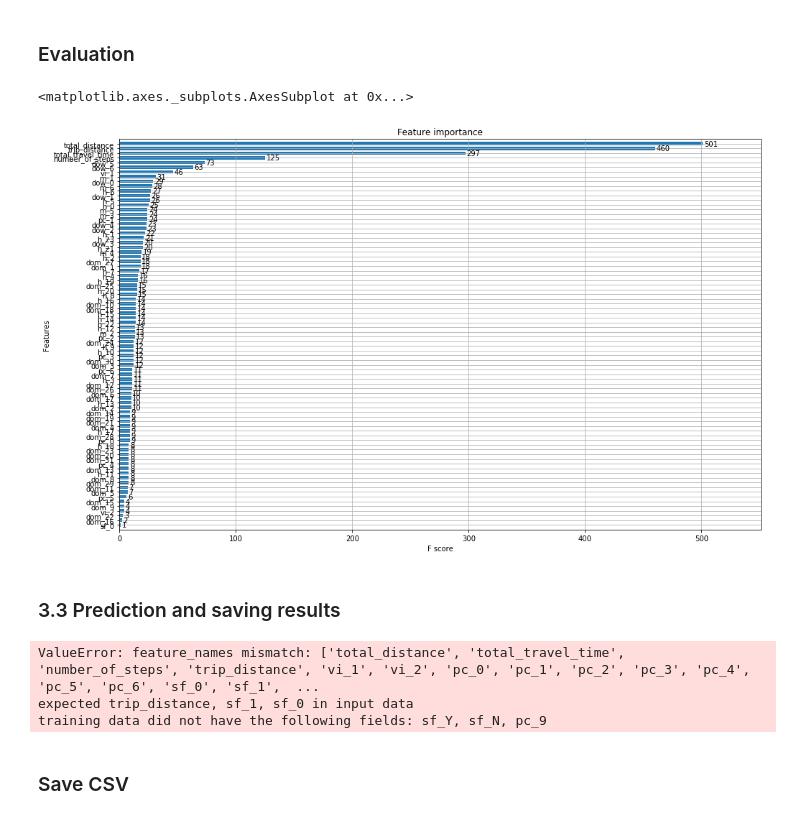
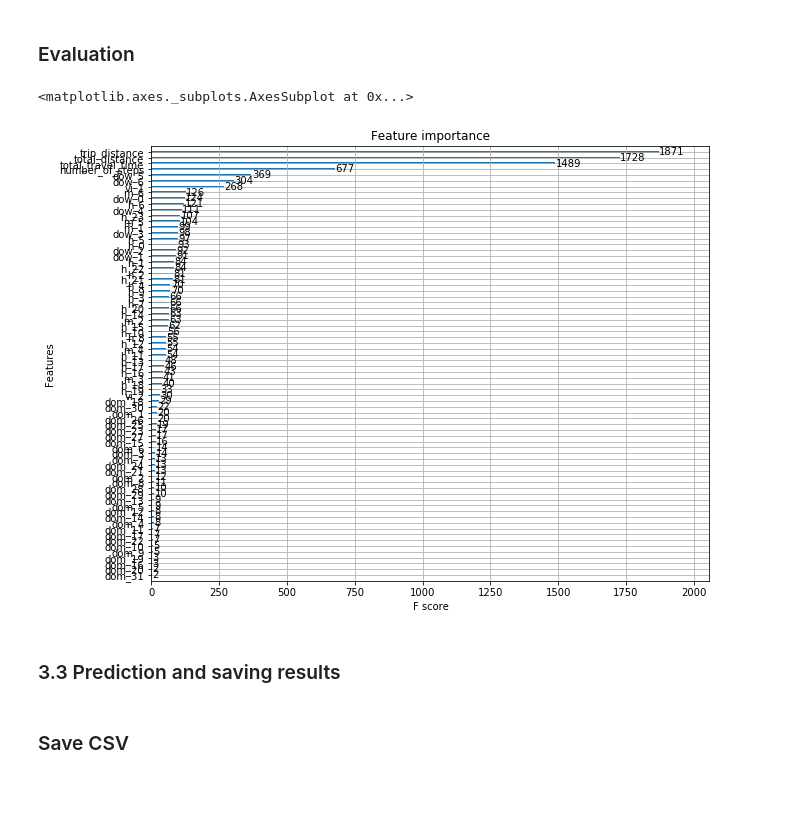
Before and after one commit to jadoonengr/Kaggle-Taxi-NYC, a Jupyter notebook: NYX_Taxi.ipynb, the cells around one changed output. Saved outputs shown, nothing was run; the diff lists cells and outputs as text; code cells hidden in the pictures; blank space fills up the shorter version.

```diff
--- a/NYX_Taxi.ipynb
+++ b/NYX_Taxi.ipynb
@@ -54,7 +54,7 @@ from geopy.distance import vincenty #for calculating Distance
 
 pd.options.display.float_format = '{:,.15f}'.format
 pd.options.display.max_rows = 100
-plt.rcParams['figure.figsize'] = [16, 10]
+plt.rcParams['figure.figsize'] = [10, 8]
 # %% [output]
 Populating the interactive namespace from numpy and matplotlib
 # %% [markdown]
@@ -259,8 +259,9 @@ train = train[train['dropoff_latitude'] >= 40.63]
 # %% [markdown]
 ### Calculate Distance
 # %%
-train['store_and_fwd_flag'] = train['store_and_fwd_flag'].map({'Y':1 , 'N':0, 1:1, 0:0})
+#train['store_and_fwd_flag'] = train['store_and_fwd_flag'].map({'Y':1 , 'N':0, 1:1, 0:0})
 train['trip_distance'] = train.apply(lambda x: vincenty((x['pickup_longitude'],x['pickup_latitude']), (x['dropoff_longitude'], x['dropoff_latitude'])).feet, axis=1).astype(int)
+test['trip_distance'] = test.apply(lambda x: vincenty((x['pickup_longitude'],x['pickup_latitude']), (x['dropoff_longitude'], x['dropoff_latitude'])).feet, axis=1).astype(int)
 # %%
 plt.boxplot(x=train['total_distance'], vert=True)
 # %% [output]
@@ -467,7 +513,7 @@ Now let's add the indicator variables to our datasets.
 # %%
 Train_Master = pd.concat([train,
                           vendor_train,
-                          passenger_count_train,
+                          #passenger_count_train,
                           store_and_fwd_flag_train,
                           month_train,
                           dom_train,
@@ -477,7 +523,7 @@ Train_Master = pd.concat([train,
 
 Test_Master = pd.concat([test,
                          vendor_test,
-                         passenger_count_test,
+                         #passenger_count_test,
                          store_and_fwd_flag_test,
                          month_test,
                          dom_test,
@@ -550,9 +639,8 @@ mcw = [20,25,30]
 # %%
-for m in md:
-    for l in lr:
-        for n in mcw:
-            t0 = datetime.now()
-            print(m,l,n)
-            xgb_pars = {'min_child_weight': n, 'eta': l, 'colsample_bytree': 0.9, 'max_depth': m, 'subsample': 0.9, 'lambda': 1., 'nthread': -1, 'booster' : 'gbtree', 'silent': 1, 'eval_metric': 'rmse', 'objective': 'reg:linear'}
-            model = xgb.train(xgb_pars, dtrain, 50, watchlist, early_stopping_rounds=10, maximize=False, verbose_eval=1)
+xgb_pars = {'min_child_weight': 50, 'eta': 0.1, 'colsample_bytree': 0.9, 'max_depth': 10,
+'subsample': 0.9, 'lambda': 1., 'nthread': -1, 'booster' : 'gbtree', 'silent': 1,
+'eval_metric': 'rmse', 'objective': 'reg:linear'}
+model = xgb.train(xgb_pars, dtrain, 100, watchlist, early_stopping_rounds=10,
+      maximize=False, verbose_eval=1)
+print('Modeling RMSLE %.5f' % model.best_score)
 # %% [output]
@@ -601,16 +664,13 @@ Modeling RMSLE 0.43053
 # %% [markdown]
 ### Evaluation
 # %%
-xgb.plot_importance(model, height=0.7)
+xgb.plot_importance(model, height=0.3)
 # %% [output]
 <matplotlib.axes._subplots.AxesSubplot at 0x...>
-[figure, old version]
+[figure, new version]
 # %% [markdown]
 
 ### 3.3 Prediction and saving results
 # %%
 pred = model.predict(dtest)
+pred = np.exp(pred) - 1
-# %% [output]
-ValueError: feature_names mismatch: ['total_distance', 'total_travel_time', 'number_of_steps', 'trip_distance', 'vi_1', 'vi_2', 'pc_0', 'pc_1', 'pc_2', 'pc_3', 'pc_4', 'pc_5', 'pc_6', 'sf_0', 'sf_1',  ...
-expected trip_distance, sf_1, sf_0 in input data
-training data did not have the following fields: sf_Y, sf_N, pc_9
```
Also changed, not shown: parts of 98 cells of this notebook.
